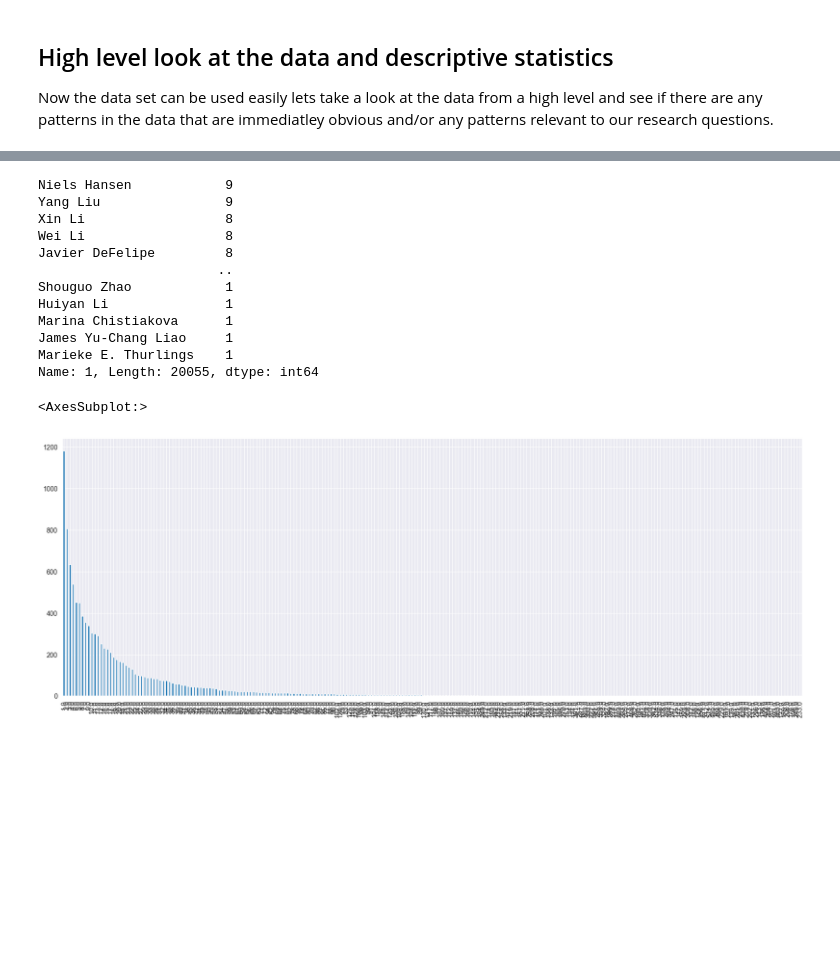
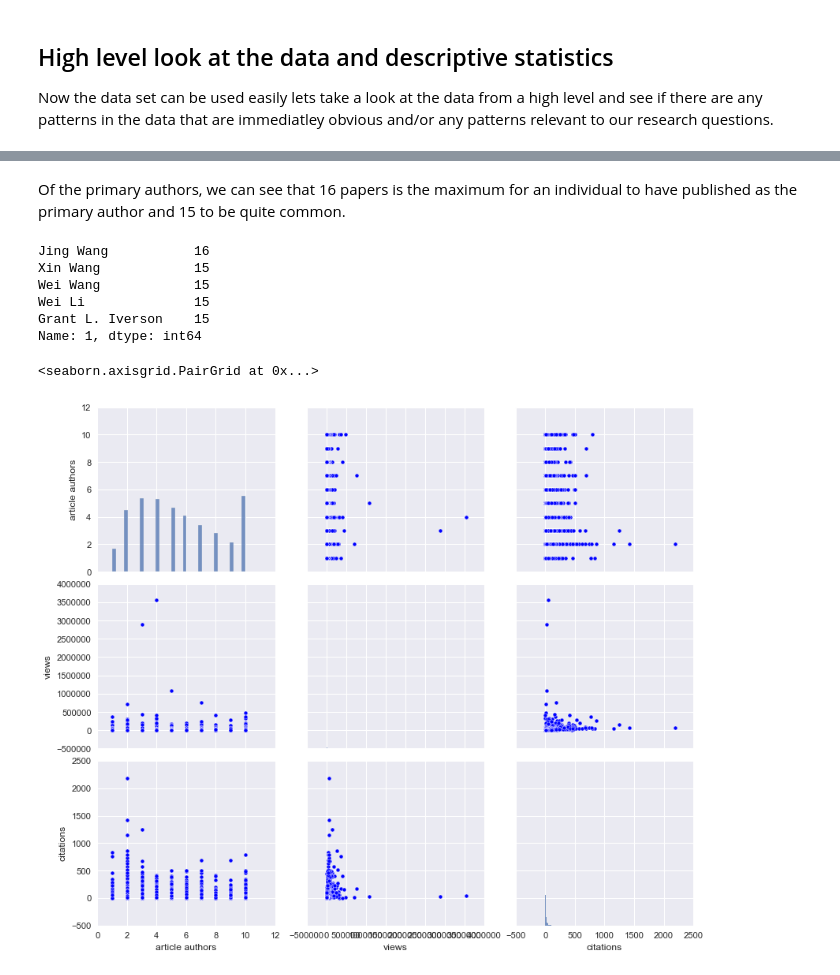
Before and after one commit to joshdev1/Frontiers, a Jupyter notebook: main_analysis/main_analysis.ipynb, the cells around one changed output, grey strips where cells are left out. Saved outputs shown, nothing was run; the diff lists cells and outputs as text; code cells hidden in the pictures; blank space fills up the shorter version.

```diff
--- a/main_analysis/main_analysis.ipynb
+++ b/main_analysis/main_analysis.ipynb
@@ -304,15 +312,11 @@ df_describe['article authors'].value_counts().plot(kind='bar')
+# %% [markdown]
+Of the primary authors, we can see that 16 papers is the maximum for an individual to have published as the primary author and 15 to be quite common.
 # %%
-df_describe[1].value_counts()
+df_describe[1].value_counts().head()
 # %% [output]
-Niels Hansen            9
-Yang Liu                9
-Xin Li                  8
-Wei Li                  8
-Javier DeFelipe         8
-                       ..
-Shouguo Zhao            1
-Huiyan Li               1
-Marina Chistiakova      1
-James Yu-Chang Liao     1
-Marieke E. Thurlings    1
-Name: 1, Length: 20055, dtype: int64
+Jing Wang           16
+Xin Wang            15
+Wei Wang            15
+Wei Li              15
+Grant L. Iverson    15
+Name: 1, dtype: int64
@@ -321,7 +323,5 @@ df_describe["article date"].value_counts()
-# %%
-df_describe['citations'].value_counts().plot(kind='bar', figsize=(20,7))
-# %% [output]
-<AxesSubplot:>
-[figure, removed]
 # %%
-sns.pairplot(df_describe[['article authors','views', 'citations']])
+sns.pairplot(df_describe[['article authors','views', 'citations']], height=3, aspect=1.2)
+# %% [output]
+<seaborn.axisgrid.PairGrid at 0x...>
+[figure, added]
```
Also changed, not shown: parts of 56 cells of this notebook.
